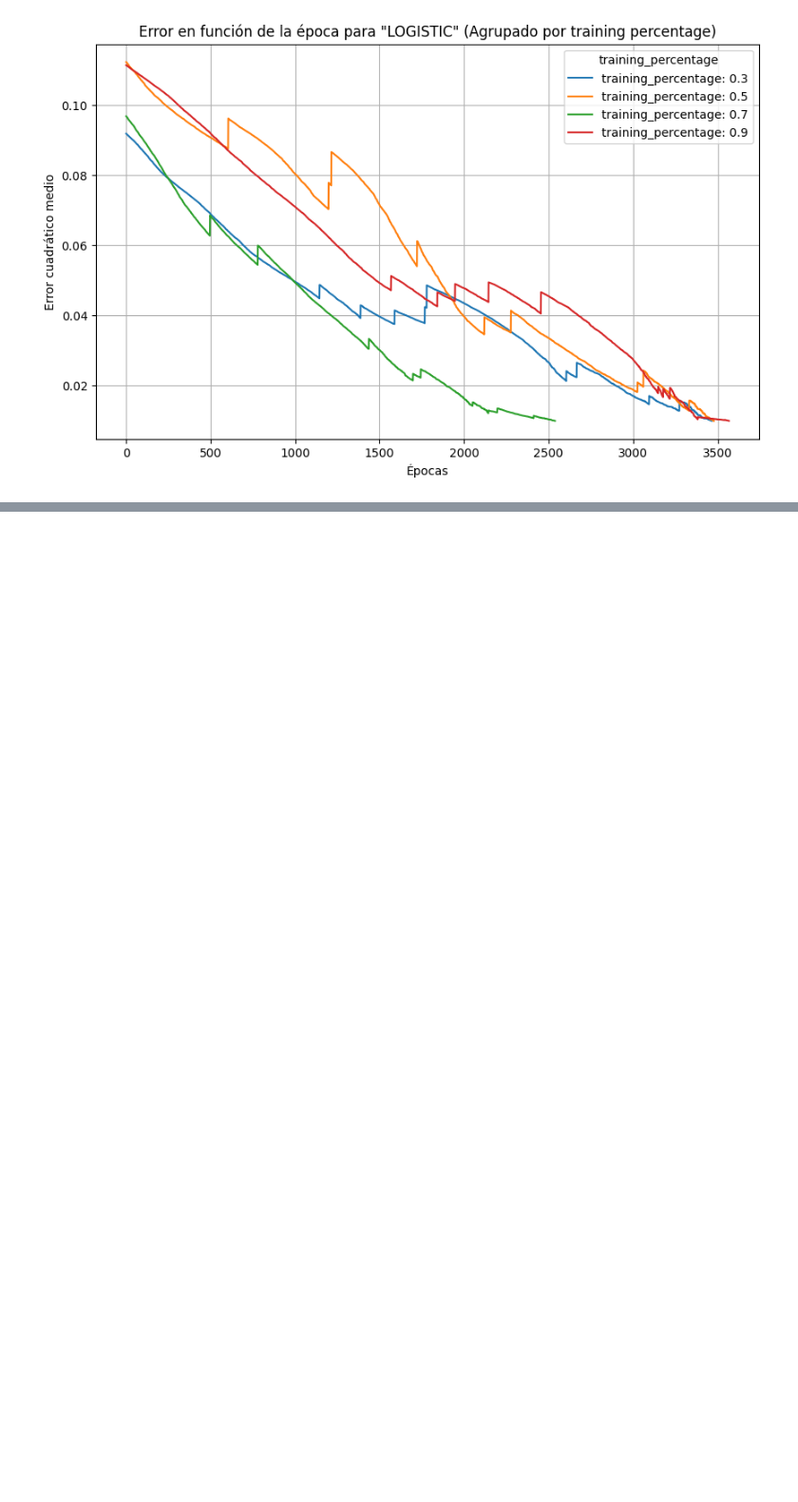
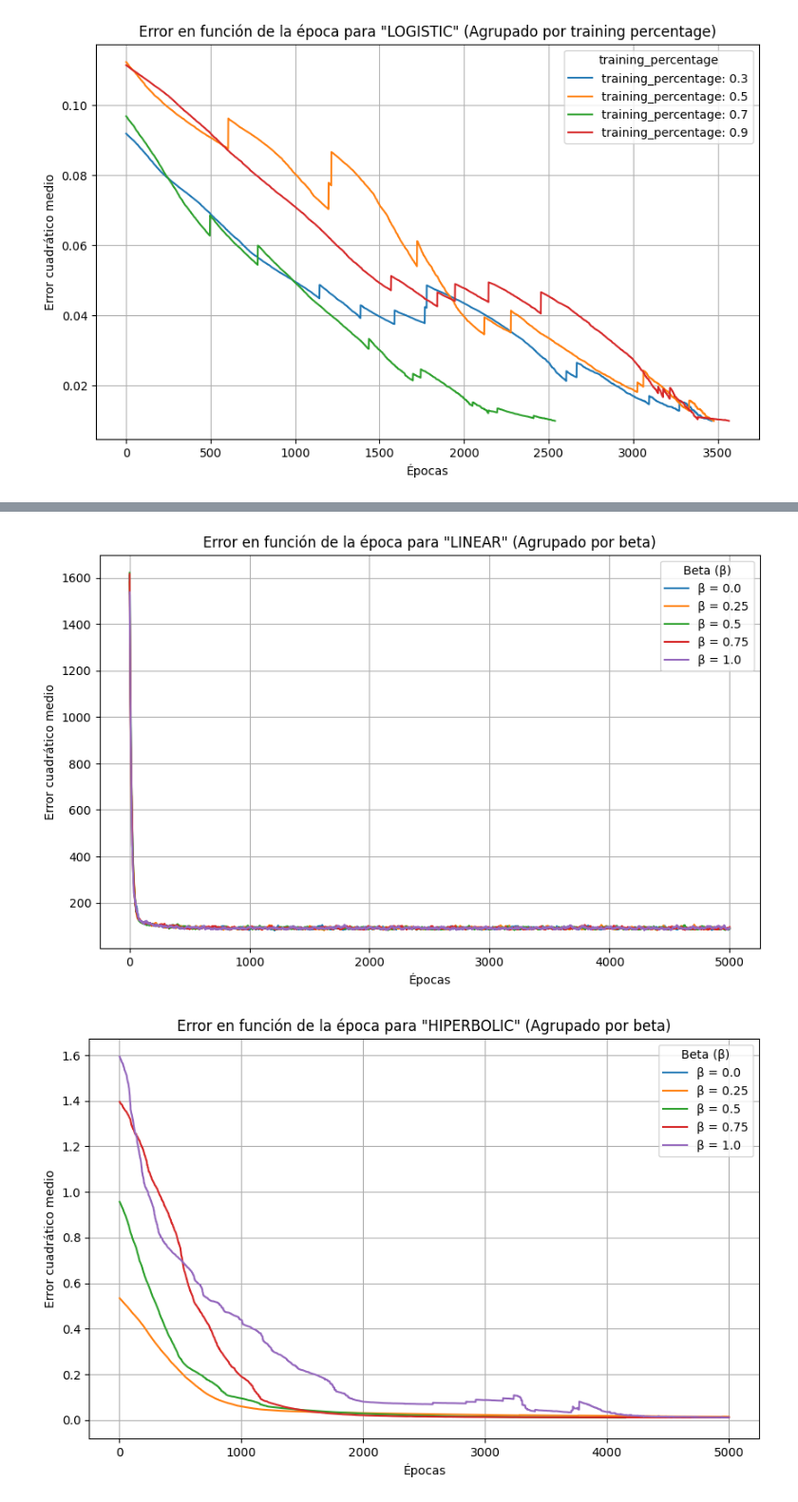
Before and after one commit to Ian-Arnott/TPs-SIA, a Jupyter notebook: Tp3/ej2/data_analysis.ipynb, the cells around one changed output, grey strips where cells are left out. Shown at 95% size. Drawn from its saved outputs; the diff is of its cells as text; code cells hidden in the pictures; blank space fills up the shorter version.

Commit message:
Add plots for beta analysis in ej2

```diff
--- a/Tp3/ej2/data_analysis.ipynb
+++ b/Tp3/ej2/data_analysis.ipynb
@@ -133,0 +140,46 @@ for perceptron_type in PERCEPTRON_TYPES:
+# %%
+repeats = 10
+
+result_list = []
+
+for perceptron_type in PERCEPTRON_TYPES:
+    configCopy = copy(config)
+    configCopy["perceptron_type"] = perceptron_type
+
+    for beta in [0.25, 0.5, 0.75, 1]:
+        configCopy["beta"] = beta
+
+        for run in range(1, repeats+1):
+            epoch, mse = run_main(configCopy)
+
+            for i in range(epoch):
+                result_list.append({
+                    "perceptron_type": perceptron_type,
+                    "beta": beta,
+                    "mse": mse[i],
+                    "epoch": i+1,
+                })
+
+df3 = pd.DataFrame(result_list)
+# %%
+for perceptron_type in PERCEPTRON_TYPES:
+    subset = df3[df3["perceptron_type"] == perceptron_type]
+
+    plt.figure(figsize=(10, 6))
+
+    for beta in subset["beta"].unique():
+        beta_subset = subset[subset["beta"] == beta]
+        mean_beta_subset = beta_subset.groupby("epoch")["mse"].mean()
+        plt.plot(mean_beta_subset.index, mean_beta_subset, label="β = " + str(beta))
+
+    plt.xlabel('Épocas')
+    plt.ylabel('Error cuadrático medio')
+    plt.title(f'Error en función de la época para "{perceptron_type}" (Agrupado por beta)')
+    plt.legend(title='Beta (β)')
+
+
+    plt.grid(True)
+    plt.show()
+# %% [output]
+[figure, added]
+[figure, added]
```
Also changed, not shown: parts of 4 cells of this notebook, 1 other file.
